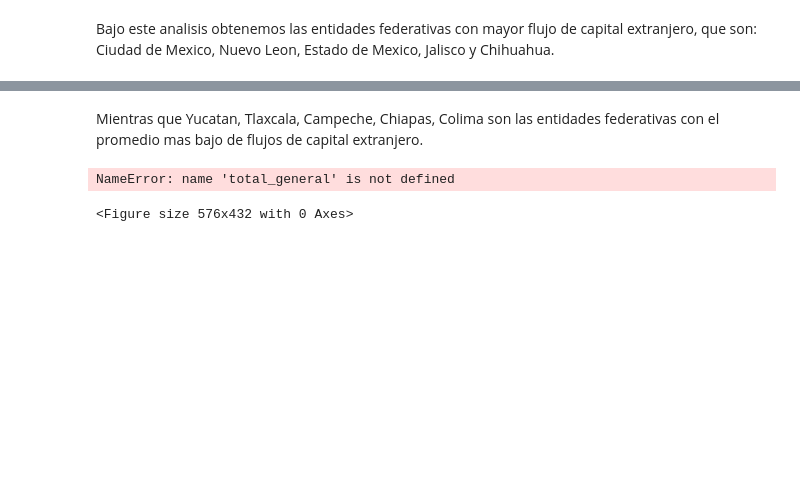
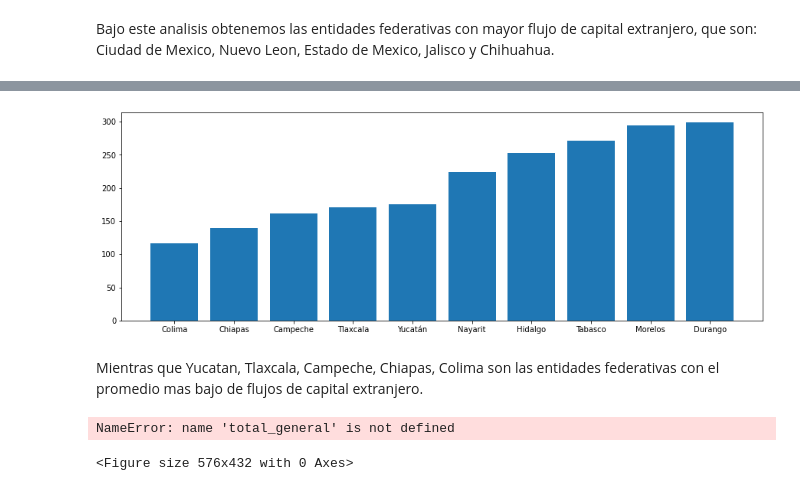
Before and after one commit to OctavioPB/Data-Analyst-Projects, a Jupyter notebook: InversionExtranjeraDirecta2023/Inversion Extranjera Directa en Mexico 2023.ipynb, the cells around one changed output, grey strips where cells are left out. Saved outputs shown, nothing was run; the diff lists cells and outputs as text; code cells hidden in the pictures; blank space fills up the shorter version.

```diff
--- a/InversionExtranjeraDirecta2023/Inversion Extranjera Directa en Mexico 2023.ipynb
+++ b/InversionExtranjeraDirecta2023/Inversion Extranjera Directa en Mexico 2023.ipynb
@@ -348,3 +371,13 @@ IED_Entidad.tail(6)
+# %%
+# Graficar las entidades federativas con mayor IED
+
+plt.figure(facecolor='white', figsize=(15, 5))
+x = IED_Entidad_Bajos.index
+y = IED_Entidad_Bajos['Total']
+plt.bar(x, y)
+plt.show()
+# %% [output]
+[figure, added]
 # %% [markdown]
 Mientras que Yucatan, Tlaxcala, Campeche, Chiapas, Colima son las entidades federativas con el promedio mas bajo de flujos de capital extranjero.
 # %%
```
Also changed, not shown: parts of 3 cells of this notebook.
